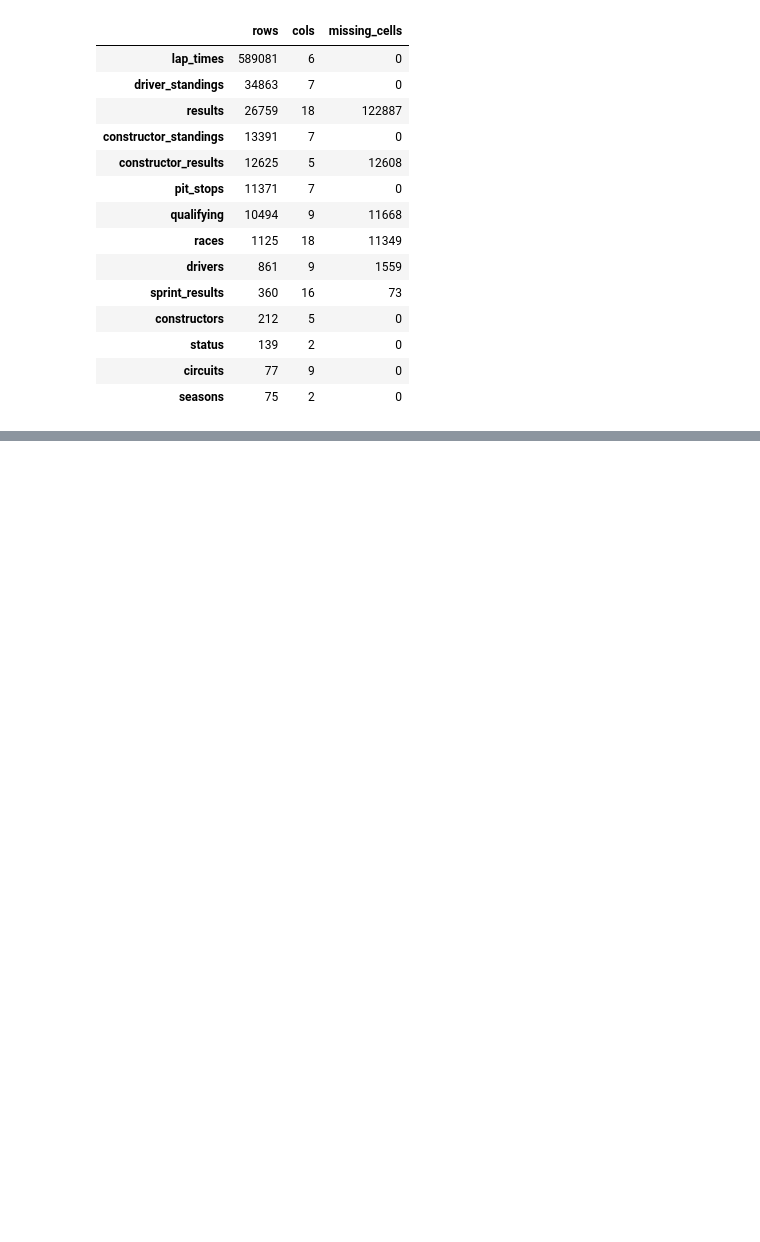
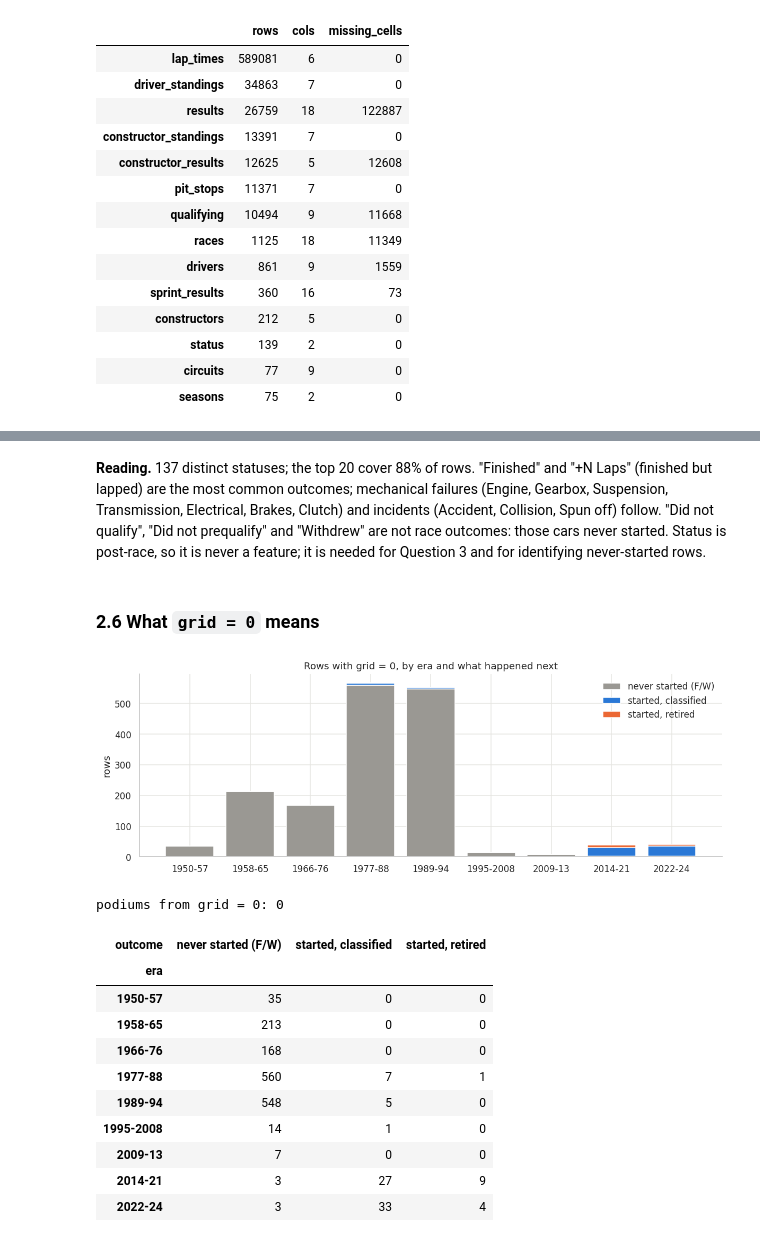
Before and after one commit to MuhamedMuharam/ACL-Team-10, a Jupyter notebook: notebooks/01_audit_cleaning.ipynb, the cells around one changed output, grey strips where cells are left out. Saved outputs shown, nothing was run; the diff lists cells and outputs as text; code cells hidden in the pictures; blank space fills up the shorter version.

```diff
--- a/notebooks/01_audit_cleaning.ipynb
+++ b/notebooks/01_audit_cleaning.ipynb
@@ -67,0 +139,6 @@ summary
+# %%
+profiles = {}
+for name in TABLES:
+    profiles[name] = profile(raw[name])
+    display(Markdown(f"### `{name}`: {len(raw[name]):,} rows × {raw[name].shape[1]} columns"))
+    display(profiles[name])
@@ -67,0 +667,40 @@ summary
+# %% [markdown]
+**Reading.** 137 distinct statuses; the top 20 cover 88% of rows. "Finished" and "+N Laps" (finished but lapped)
+are the most common outcomes; mechanical failures (Engine, Gearbox, Suspension, Transmission, Electrical,
+Brakes, Clutch) and incidents (Accident, Collision, Spun off) follow. "Did not qualify", "Did not prequalify"
+and "Withdrew" are not race outcomes: those cars never started. Status is post-race, so it is never a
+feature; it is needed for Question 3 and for identifying never-started rows.
+# %% [markdown]
+### 2.6 What `grid = 0` means
+# %%
+g0 = eda[eda["grid"] == 0].copy()
+g0["outcome"] = np.select(
+    [g0["never_started"], g0["positionText"] == "R"],
+    ["never started (F/W)", "started, retired"], default="started, classified")
+g0_table = pd.crosstab(g0["era"], g0["outcome"]).reindex(ERA_LABELS, fill_value=0)
+g0_table = g0_table[["never started (F/W)", "started, classified", "started, retired"]]
+fig, ax = plt.subplots(figsize=(11, 4))
+bottom = np.zeros(len(g0_table))
+for col, color in zip(g0_table.columns, [GREY, BLUE, ORANGE]):
+    ax.bar(g0_table.index, g0_table[col], bottom=bottom, color=color, label=col,
+           edgecolor="white", linewidth=1)
+    bottom += g0_table[col].values
+ax.set(title="Rows with grid = 0, by era and what happened next", ylabel="rows")
+ax.legend(frameon=False)
+plt.tight_layout(); plt.show()
+print("podiums from grid = 0:", int(g0["podium"].sum()))
+g0_table
+# %% [output]
+[figure, added]
+podiums from grid = 0: 0
+| outcome | never started (F/W) | started, classified | started, retired |
+| era |  |  |  |
+| 1950-57 | 35 | 0 | 0 |
+| 1958-65 | 213 | 0 | 0 |
+| 1966-76 | 168 | 0 | 0 |
+| 1977-88 | 560 | 7 | 1 |
+| 1989-94 | 548 | 5 | 0 |
+| 1995-2008 | 14 | 1 | 0 |
+| 2009-13 | 7 | 0 | 0 |
+| 2014-21 | 3 | 27 | 9 |
+| 2022-24 | 3 | 33 | 4 |
```
Also changed, not shown: parts of 116 cells of this notebook.
